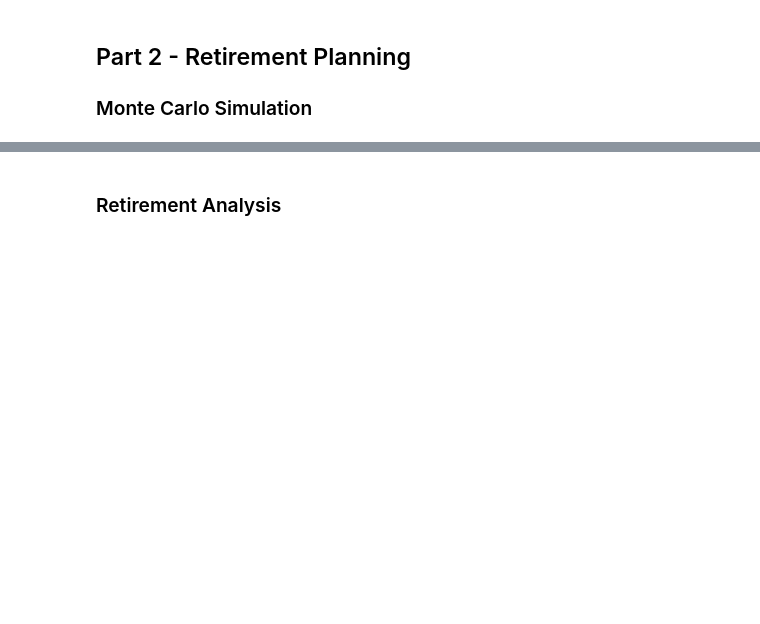
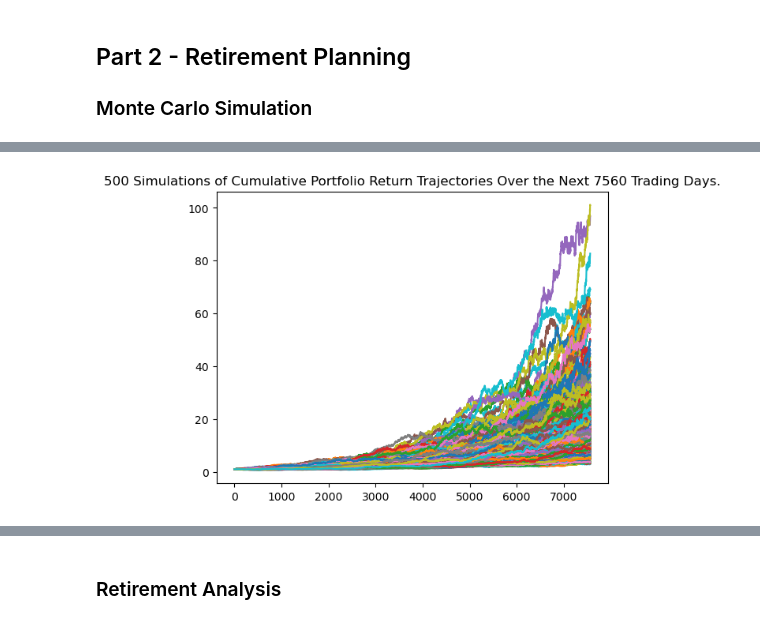
Before and after one commit to eyva19/Financial_planner_emergencies_retirement, a Jupyter notebook: Instructions/Starter_Code/financial-planner.ipynb, the cells around one changed output, grey strips where cells are left out. Saved outputs shown, nothing was run; the diff lists cells and outputs as text; code cells hidden in the pictures; blank space fills up the shorter version.

```diff
--- a/Instructions/Starter_Code/financial-planner.ipynb
+++ b/Instructions/Starter_Code/financial-planner.ipynb
@@ -299,0 +297,11 @@ df_stock_data.head()
+# %%
+# Reorganize the DataFrame
+# Separate ticker data
+AGG = df_stock_data[df_stock_data['symbol']=='AGG'].drop('symbol', axis=1)
+SPY = df_stock_data[df_stock_data['symbol']=='SPY'].drop('symbol', axis=1)
+
+# Concatenate the ticker DataFrames
+df_stock_data = pd.concat([AGG, SPY],axis=1, keys=['AGG','SPY'])
+
+# Display sample data
+df_stock_data.head()
@@ -299,0 +317,8 @@ df_stock_data.head()
+# %%
+#### Configuring a Monte Carlo simulation to forecast 30 years cumulative returns
+MC_thirty_years = MCSimulation(
+    portfolio_data = df_stock_data,
+    weights = [.40,.60],
+    num_simulation = 500,
+    num_trading_days = 252*30
+)
@@ -358,0 +371,8 @@ Running Monte Carlo simulation number 490.
+# %%
+# Plot simulation outcomes
+line_plot = MC_thirty_years.plot_simulation()
+
+# Save the plot for future usage
+line_plot.get_figure().savefig("MC_thirty_years_sim_plot.png", bbox_inches="tight")
+# %% [output]
+[figure, added]
```
Also changed, not shown: parts of 42 cells of this notebook, 8 other files.
